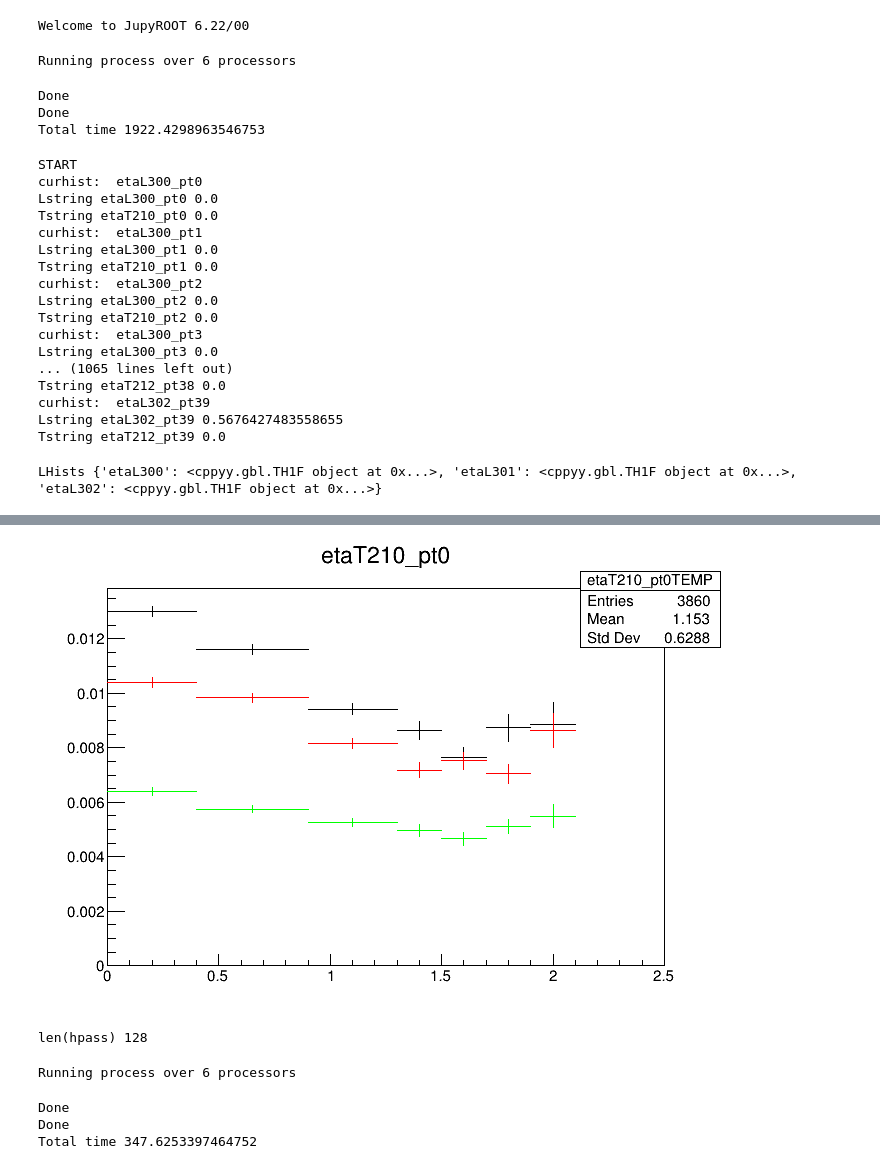
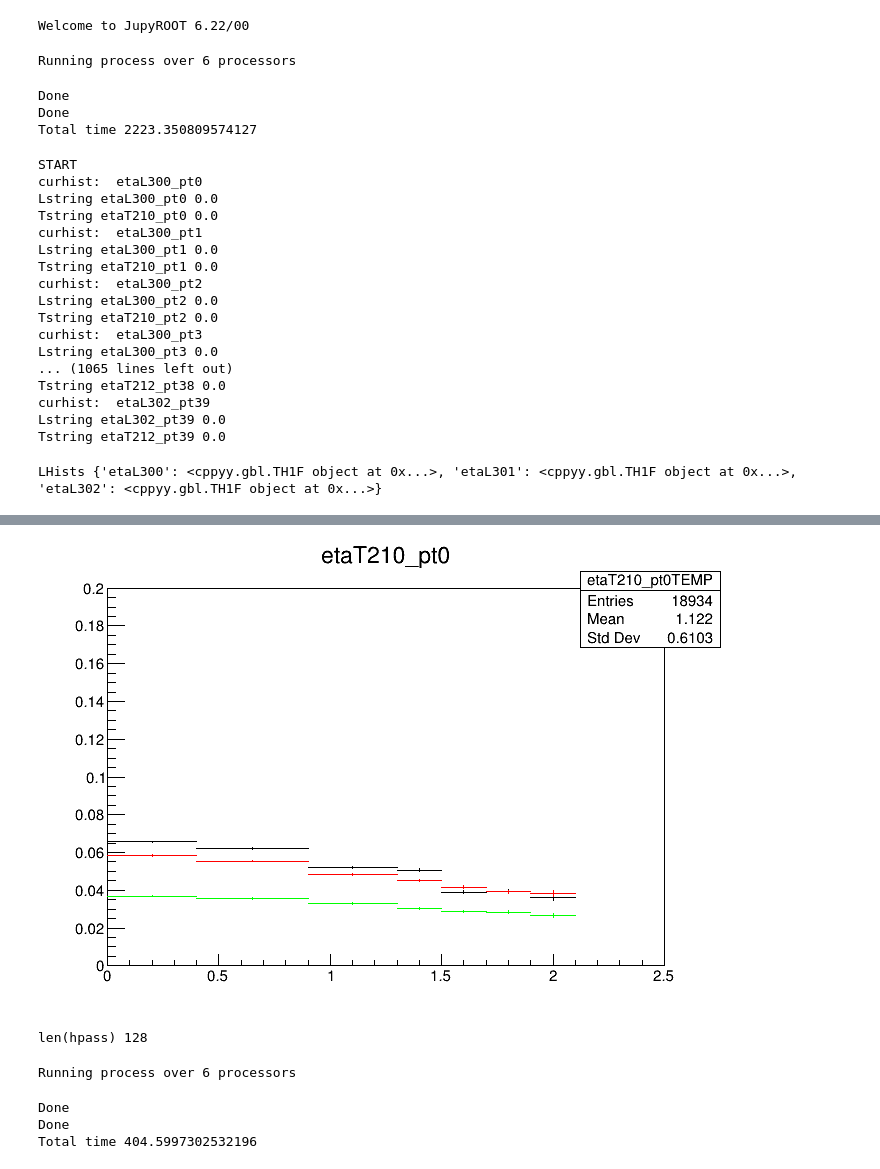
Before and after one commit to djarosla/AEAnalyzer, a Jupyter notebook: RooPandasAnalyzer_forNjet_etabinned_Abridged.ipynb, the cells around one changed output, grey strips where cells are left out. Saved outputs shown, nothing was run; the diff lists cells and outputs as text; code cells hidden in the pictures.

Commit message:
changing rate to AllTightAllJets

```diff
--- a/RooPandasAnalyzer_forNjet_etabinned_Abridged.ipynb
+++ b/RooPandasAnalyzer_forNjet_etabinned_Abridged.ipynb
@@ -18,7 +18,7 @@ Welcome to JupyROOT 6.22/00
 op_nproc=int(6)
 op_njet=int(3)
 op_massrange="all"
-op_aeval="99"
+op_aeval="95"
 ntoys=0
 quickrun=False
 qcdonly=True
@@ -486,7 +485,7 @@ returndf=Mproc.Run()
 Running process over 6 processors
 Done
 Done
-Total time 1922.4298963546753
+Total time 2223.350809574127
 # %%
 #Print MSE quantilles
 #for rr in returndf:
@@ -579,7 +578,7 @@ Lstring etaL300_pt3 0.0
 ... (1065 lines left out)
 Tstring etaT212_pt38 0.0
 curhist:  etaL302_pt39
-Lstring etaL302_pt39 0.5676427483558655
+Lstring etaL302_pt39 0.0
 Tstring etaT212_pt39 0.0
 # %%
 import matplotlib.pyplot as plt
@@ -600,6 +599,7 @@ for RH in LHists:
 
     RateHists["Rate"+RH].SetLineColor(color)
     RateHists["Rate"+RH].SetMarkerColor(color)
+    RateHists["Rate"+RH].SetMaximum(0.2)
     RateHists["Rate"+RH].Draw("same")
     color+=1
 
@@ -623,5 +624,5 @@ LHists {'etaL300': <cppyy.gbl.TH1F object at 0x...>, 'etaL301': <cppyy.gbl.TH1F
 Info in <TCanvas::Print>: png file plots/Trate.png has been created
-[figure, old version]
+[figure, new version]
 # %%
 #Step1:use pass-to-fail ratio to predict background
 proc = MakeProc(njet,1,evcont)
@@ -632,7 +633,7 @@ len(hpass) 128
 Running process over 6 processors
 Done
 Done
-Total time 347.6253397464752
+Total time 404.5997302532196
 # %%
 histos=copy.deepcopy(proc.hists)
 
```
Also changed, not shown: parts of 13 cells of this notebook, 1 other file.
